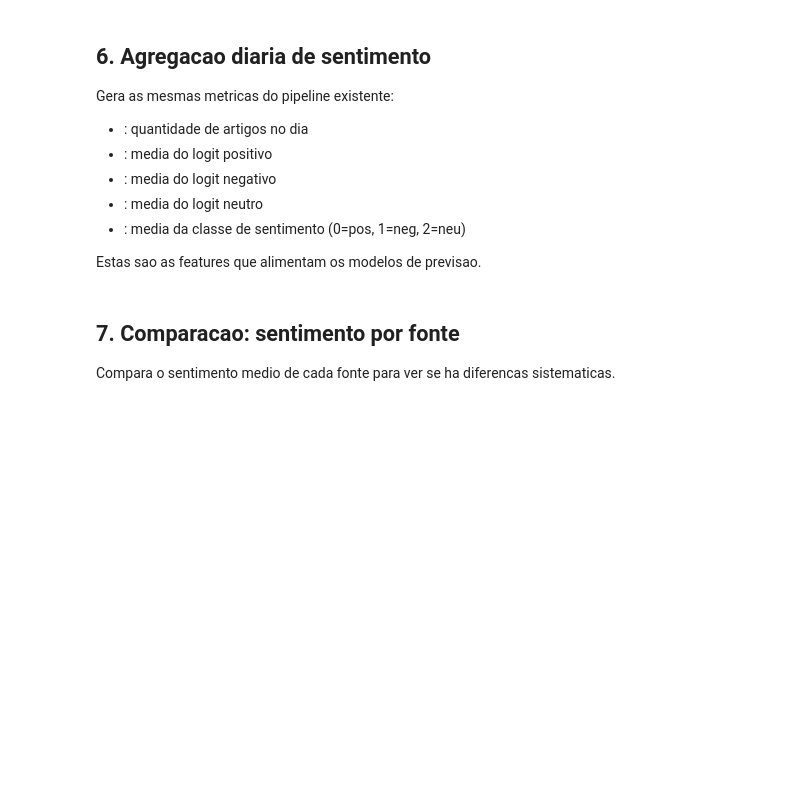
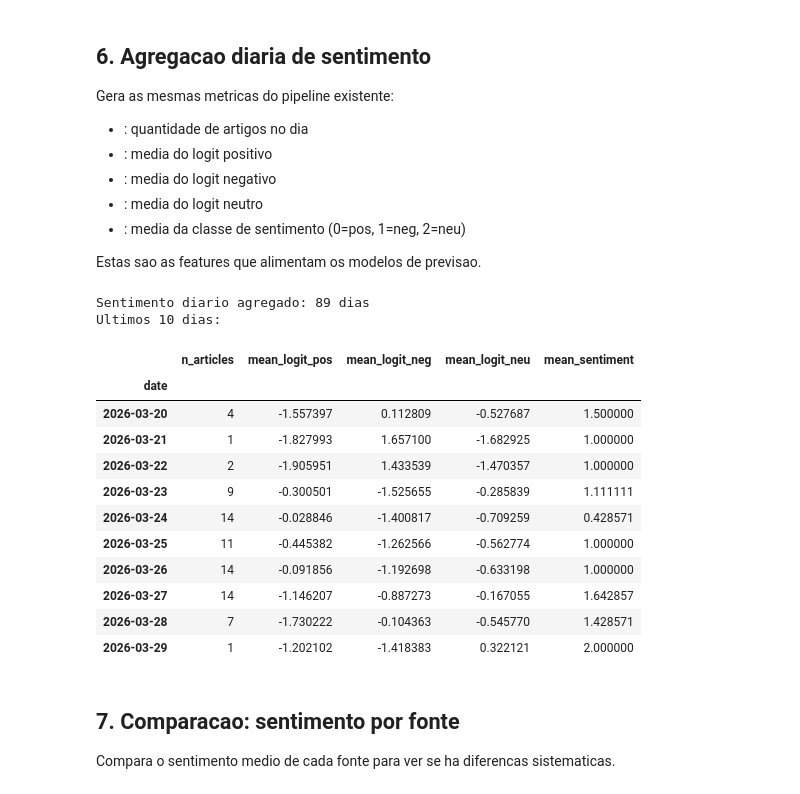
Before and after one commit to andretakeo/tcc-cdia-2026, a Jupyter notebook: 8.multi-source-news/test_pipeline.ipynb, the cells around one changed output. Saved outputs shown, nothing was run; the diff lists cells and outputs as text; code cells hidden in the pictures; blank space fills up the shorter version.

```diff
--- a/8.multi-source-news/test_pipeline.ipynb
+++ b/8.multi-source-news/test_pipeline.ipynb
@@ -244,30 +311,44 @@ Estas sao as features que alimentam os modelos de previsao.
 # %%
 # Criar DataFrame com sentimento por artigo
 df_sent = pd.DataFrame([{
     'date': a['date'],
     'source': a['source'],
     'sentiment_class': a['sentiment_class'],
     'logit_pos': a['sentiment_logits'][0],
     'logit_neg': a['sentiment_logits'][1],
     'logit_neu': a['sentiment_logits'][2],
 } for a in all_articles])
 
 df_sent['date'] = pd.to_datetime(df_sent['date'], errors='coerce')
 df_sent = df_sent.dropna(subset=['date'])
 
 # Agregacao diaria (mesma logica do Stage 6)
 daily = df_sent.groupby('date').agg(
     n_articles=('sentiment_class', 'count'),
     mean_logit_pos=('logit_pos', 'mean'),
     mean_logit_neg=('logit_neg', 'mean'),
     mean_logit_neu=('logit_neu', 'mean'),
     mean_sentiment=('sentiment_class', 'mean'),
 ).sort_index()
 
 print(f"Sentimento diario agregado: {len(daily)} dias")
-print(f"
-Ultimos 10 dias:")
+print(f"Ultimos 10 dias:")
 display(daily.tail(10))
+# %% [output]
+Sentimento diario agregado: 89 dias
+Ultimos 10 dias:
+|  | n_articles | mean_logit_pos | mean_logit_neg | mean_logit_neu | mean_sentiment |
+| date |  |  |  |  |  |
+| 2026-03-20 | 4 | -1.557397 | 0.112809 | -0.527687 | 1.500000 |
+| 2026-03-21 | 1 | -1.827993 | 1.657100 | -1.682925 | 1.000000 |
+| 2026-03-22 | 2 | -1.905951 | 1.433539 | -1.470357 | 1.000000 |
+| 2026-03-23 | 9 | -0.300501 | -1.525655 | -0.285839 | 1.111111 |
+| 2026-03-24 | 14 | -0.028846 | -1.400817 | -0.709259 | 0.428571 |
+| 2026-03-25 | 11 | -0.445382 | -1.262566 | -0.562774 | 1.000000 |
+| 2026-03-26 | 14 | -0.091856 | -1.192698 | -0.633198 | 1.000000 |
+| 2026-03-27 | 14 | -1.146207 | -0.887273 | -0.167055 | 1.642857 |
+| 2026-03-28 | 7 | -1.730222 | -0.104363 | -0.545770 | 1.428571 |
+| 2026-03-29 | 1 | -1.202102 | -1.418383 | 0.322121 | 2.000000 |
 # %% [markdown]
 ## 7. Comparacao: sentimento por fonte
 
```
Also changed, not shown: parts of 18 cells of this notebook.
